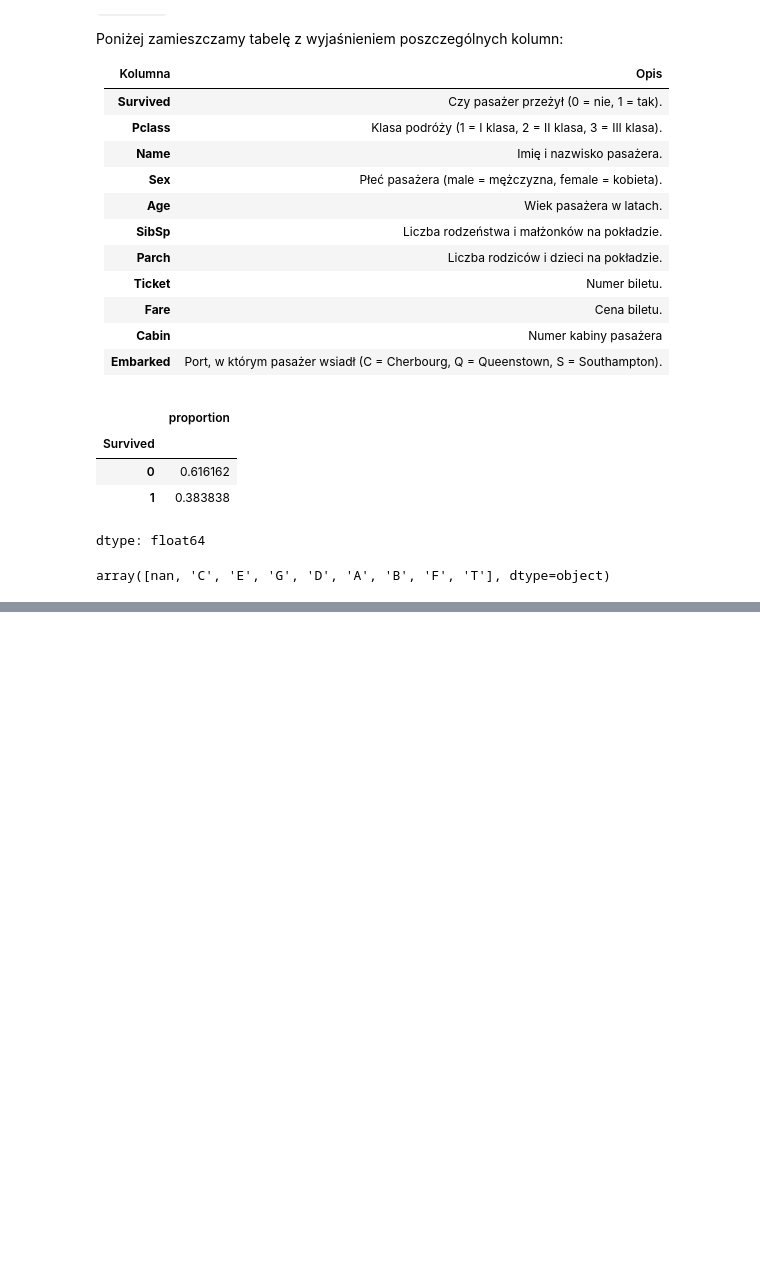
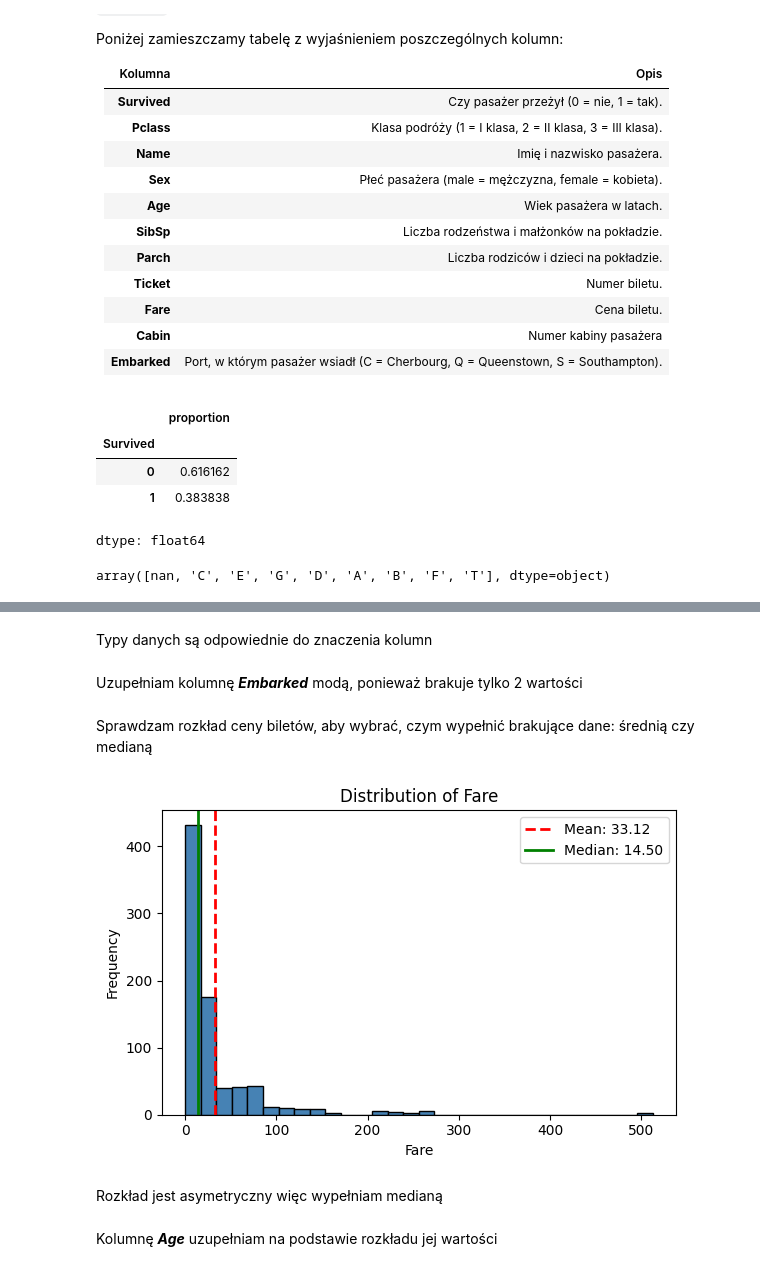
Before and after one commit to Solvro/ml-wakacyjne-wyzwanie-2026, a Jupyter notebook: 01_przetwarzanie_wizualizacja_danych/EDA_zadanie.ipynb, the cells around one changed output, grey strips where cells are left out. Cells and saved outputs as stored; diff of their text form; code cells hidden in the pictures; blank space fills up the shorter version.

```diff
--- a/01_przetwarzanie_wizualizacja_danych/EDA_zadanie.ipynb
+++ b/01_przetwarzanie_wizualizacja_danych/EDA_zadanie.ipynb
@@ -66,7 +68,7 @@ Poniżej zamieszczamy tabelę z wyjaśnieniem poszczególnych kolumn:
 | **Embarked** | Port, w którym pasażer wsiadł (C = Cherbourg, Q = Queenstown, S = Southampton). |
                                                          |
 # %%
-titanic_df = pd.read_csv(base_path / 'titanic.csv', index_col='PassengerId')
+titanic_df = pd.read_csv(base_path, index_col='PassengerId')
 # %%
 titanic_df.Survived.value_counts(normalize=True)
 # %% [output]
@@ -81,0 +124,2 @@ array([nan, 'C', 'E', 'G', 'D', 'A', 'B', 'F', 'T'], dtype=object)
+# %%
+titanic_df.drop(columns=['Cabin', 'Ticket', 'Name'], inplace=True)
@@ -81,0 +165,42 @@ array([nan, 'C', 'E', 'G', 'D', 'A', 'B', 'F', 'T'], dtype=object)
+# %% [markdown]
+Typy danych są odpowiednie do znaczenia kolumn
+# %%
+titanic_df['Embarked']=titanic_df['Embarked'].fillna(titanic_df['Embarked'].mode()[0])
+# %% [markdown]
+Uzupełniam kolumnę ***Embarked*** modą, ponieważ brakuje tylko 2 wartości
+# %%
+#Funkcja z pliku EDA_sciaga.ipynb
+def plot_numeric_histogram(df, column_name):
+    """
+    Plots a histogram for the specified column in the DataFrame,
+    and adds vertical lines for the mean and median.
+    Parameters:
+        df (pandas.DataFrame): The DataFrame containing the data.
+        column_name (str): The name of the column to plot.
+    Returns:
+        None. Displays the histogram.
+    """
+
+    data = df[column_name].dropna()
+    mean_val = data.mean()
+    median_val = data.median()
+
+    plt.figure(figsize=(6, 4))
+    plt.hist(data, bins=30, color='steelblue', edgecolor='black')
+    plt.axvline(mean_val, color='red', linestyle='--', linewidth=2, label=f'Mean: {mean_val:.2f}')
+    plt.axvline(median_val, color='green', linestyle='-', linewidth=2, label=f'Median: {median_val:.2f}')
+
+    plt.title(f'Distribution of {column_name}')
+    plt.xlabel(column_name)
+    plt.ylabel('Frequency')
+    plt.legend()
+    plt.tight_layout()
+    plt.show()
+# %% [markdown]
+Sprawdzam rozkład ceny biletów, aby wybrać, czym wypełnić brakujące dane: średnią czy medianą
+# %%
+plot_numeric_histogram(titanic_df, 'Fare')
+# %% [output]
+[figure, added]
+# %% [markdown]
+Rozkład jest asymetryczny więc wypełniam medianą
@@ -81,0 +209,2 @@ array([nan, 'C', 'E', 'G', 'D', 'A', 'B', 'F', 'T'], dtype=object)
+# %% [markdown]
+Kolumnę ***Age*** uzupełniam na podstawie rozkładu jej wartości
```
Also changed, not shown: parts of 36 cells of this notebook.
